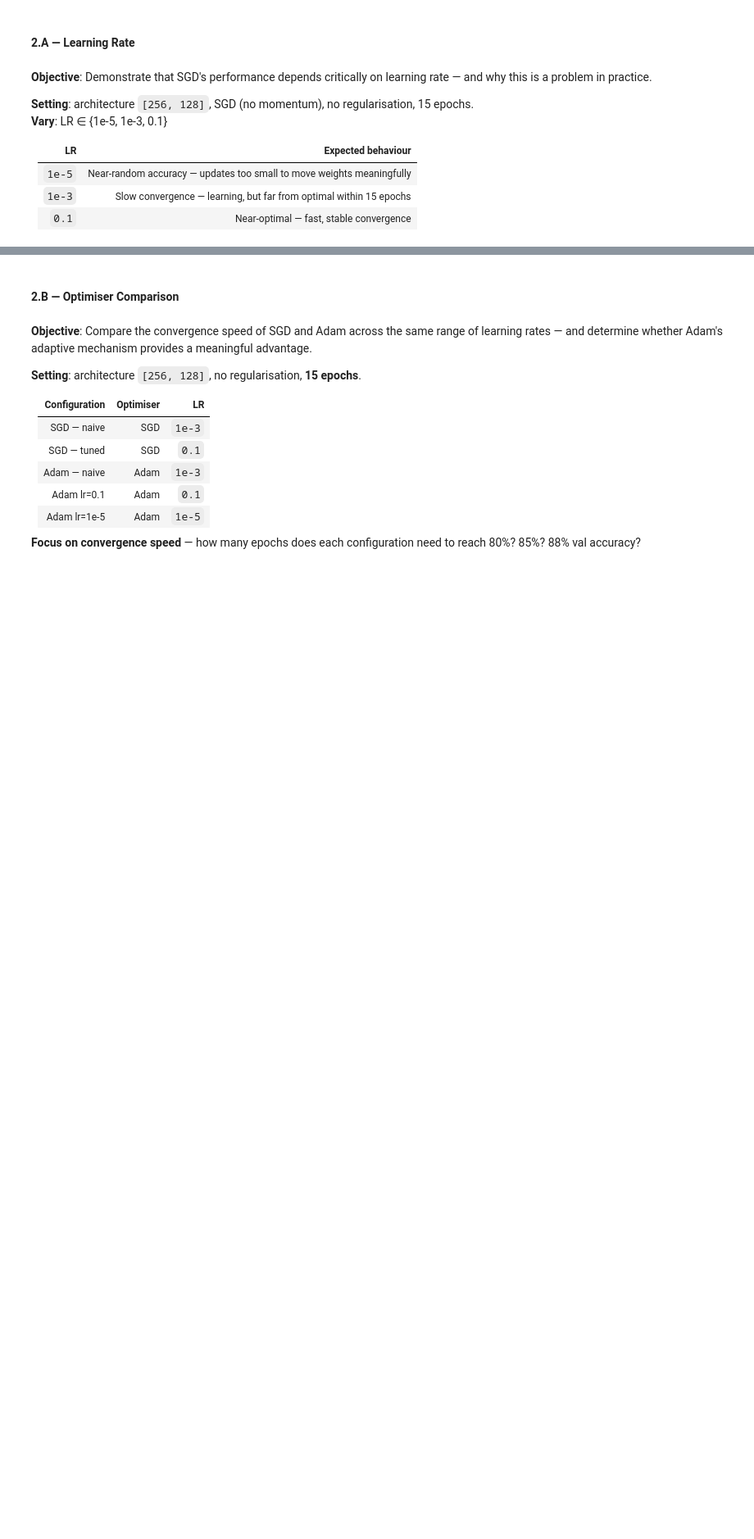
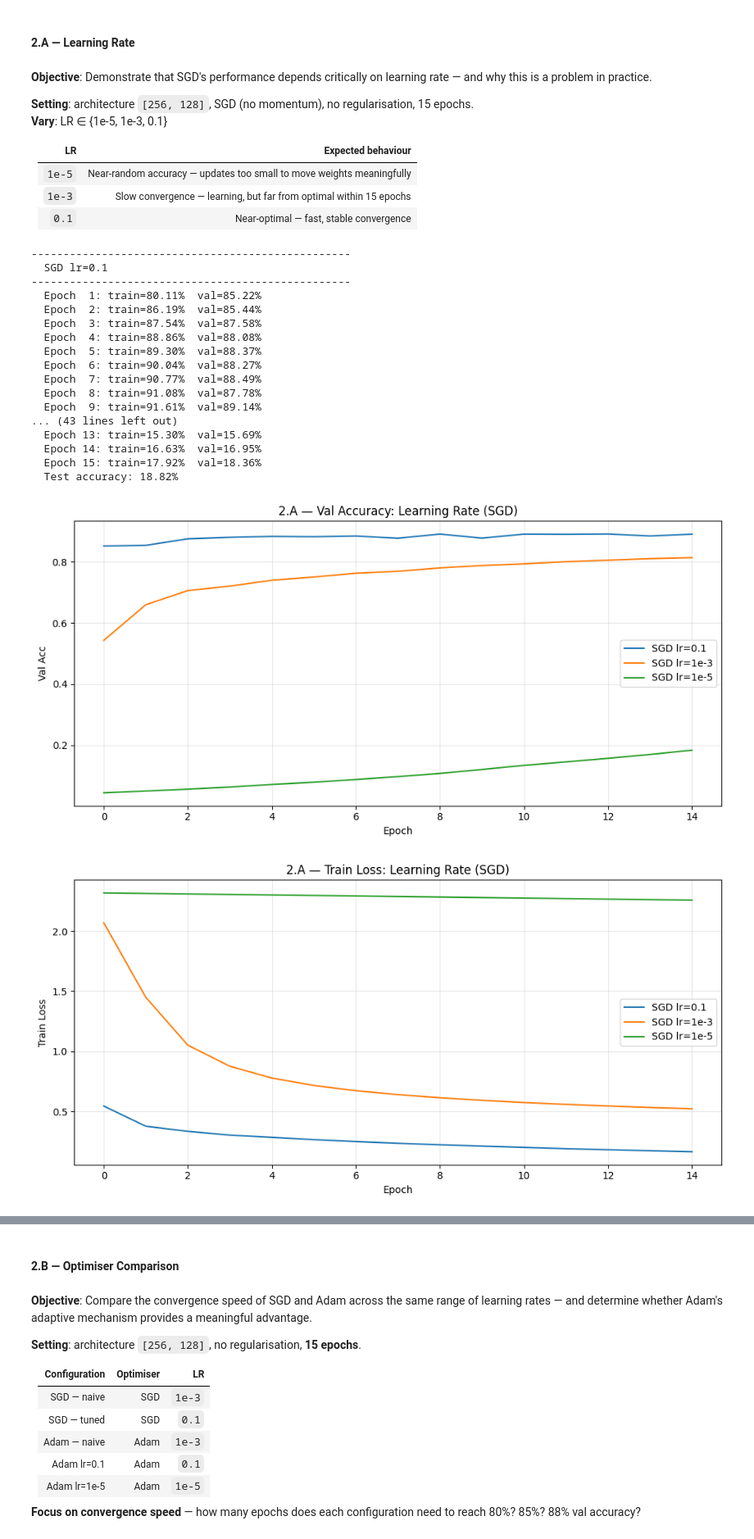
Before and after one commit to Dania592/DeepLearningTps, a Jupyter notebook: tp1-pytorch-mlp.ipynb, the cells around one changed output, grey strips where cells are left out. Shown at 82% size. Cells and saved outputs as stored; diff of their text form; code cells hidden in the pictures; blank space fills up the shorter version.

```diff
--- a/tp1-pytorch-mlp.ipynb
+++ b/tp1-pytorch-mlp.ipynb
@@ -735,20 +795,58 @@ This experiment is split into two connected sub-experiments:
 # %%
 # ── 2.A  Learning Rate ────────────────────────────────────────────────────────
 exp_2a = {}
 
 # TODO: run SGD at lr=1e-5, lr=1e-3, lr=0.1
 
 # Example — lr=0.1:
-# hist, _ = run_experiment(
-#     hidden_sizes=[256, 128],
-#     optimizer='sgd',
-#     lr=0.1,
-#     num_epochs=15,
-#     tag='SGD lr=0.1'
-# )
-# exp_2a['SGD lr=0.1'] = hist
+hist, _ = run_experiment(
+    hidden_sizes=[256, 128],
+    optimizer='sgd',
+    lr=0.1,
+    num_epochs=15,
+    tag='SGD lr=0.1'
+)
+exp_2a['SGD lr=0.1'] = hist
 
 # TODO: add SGD lr=1e-3 and lr=1e-5
+hist, _ = run_experiment(
+    hidden_sizes=[256, 128],
+    optimizer='sgd',
+    lr=1e-3,
+    num_epochs=15,
+    tag='SGD lr=1e-3'
+)
+exp_2a['SGD lr=1e-3'] = hist
 
-# plot_comparison(exp_2a, metric='val_acc',    title='2.A — Val Accuracy: Learning Rate (SGD)')
-# plot_comparison(exp_2a, metric='train_loss', title='2.A — Train Loss: Learning Rate (SGD)')
+hist, _ = run_experiment(
+    hidden_sizes=[256, 128],
+    optimizer='sgd',
+    lr=1e-5,
+    num_epochs=15,
+    tag='SGD lr=1e-5'
+)
+exp_2a['SGD lr=1e-5'] = hist
+
+plot_comparison(exp_2a, metric='val_acc',    title='2.A — Val Accuracy: Learning Rate (SGD)')
+plot_comparison(exp_2a, metric='train_loss', title='2.A — Train Loss: Learning Rate (SGD)')
+plot_gap(exp_2a, title='Exp.2.A  — Train–Validation Accuracy Gap: Learning Rate (SGD)')
+# %% [output]
+--------------------------------------------------
+  SGD lr=0.1
+--------------------------------------------------
+  Epoch  1: train=80.11%  val=85.22%
+  Epoch  2: train=86.19%  val=85.44%
+  Epoch  3: train=87.54%  val=87.58%
+  Epoch  4: train=88.86%  val=88.08%
+  Epoch  5: train=89.30%  val=88.37%
+  Epoch  6: train=90.04%  val=88.27%
+  Epoch  7: train=90.77%  val=88.49%
+  Epoch  8: train=91.08%  val=87.78%
+  Epoch  9: train=91.61%  val=89.14%
+... (43 lines left out)
+  Epoch 13: train=15.30%  val=15.69%
+  Epoch 14: train=16.63%  val=16.95%
+  Epoch 15: train=17.92%  val=18.36%
+  Test accuracy: 18.82%
+[figure, added]
+[figure, added]
```
Also changed, not shown: parts of 19 cells of this notebook.
